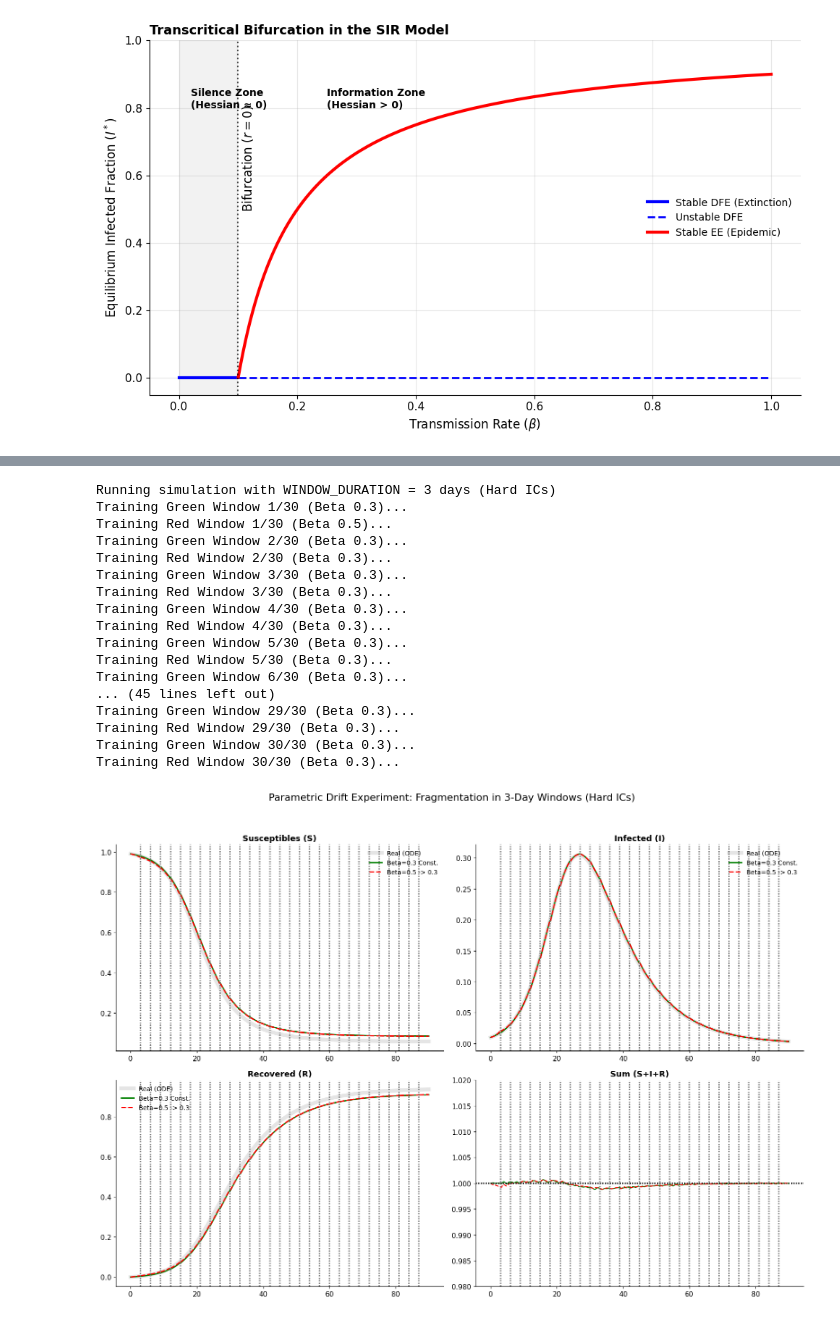
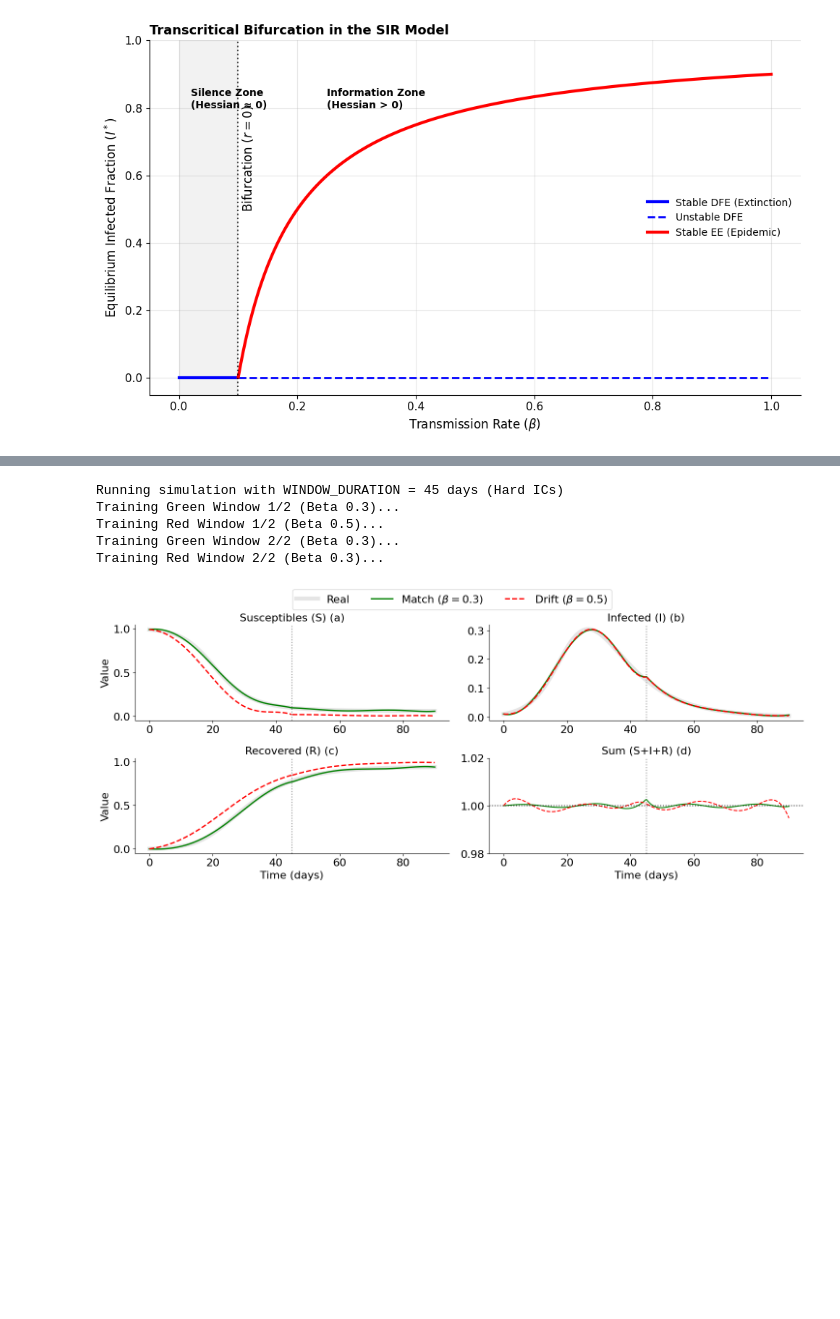
Before and after one commit to dletoneiva/cepi_pinn, a Jupyter notebook: nature_paper_with_storytelling_20260224.ipynb, the cells around one changed output, grey strips where cells are left out. Cells and saved outputs as stored; diff of their text form; code cells hidden in the pictures; blank space fills up the shorter version.

```diff
--- a/nature_paper_with_storytelling_20260224.ipynb
+++ b/nature_paper_with_storytelling_20260224.ipynb
@@ -895,21 +803,10 @@ Training Red Window 12/12 (Beta 0.3)...
-# %%
-run_windowed_simulation_hard_ic(3)
-# %% [output]
-Running simulation with WINDOW_DURATION = 3 days (Hard ICs)
-Training Green Window 1/30 (Beta 0.3)...
-Training Red Window 1/30 (Beta 0.5)...
-Training Green Window 2/30 (Beta 0.3)...
-Training Red Window 2/30 (Beta 0.3)...
-Training Green Window 3/30 (Beta 0.3)...
-Training Red Window 3/30 (Beta 0.3)...
-Training Green Window 4/30 (Beta 0.3)...
-Training Red Window 4/30 (Beta 0.3)...
-Training Green Window 5/30 (Beta 0.3)...
-Training Red Window 5/30 (Beta 0.3)...
-Training Green Window 6/30 (Beta 0.3)...
-... (45 lines left out)
-Training Green Window 29/30 (Beta 0.3)...
-Training Red Window 29/30 (Beta 0.3)...
-Training Green Window 30/30 (Beta 0.3)...
-Training Red Window 30/30 (Beta 0.3)...
-[figure, removed]
+# %%
+win_lim_45, m_green_45, m_red_45 = run_windowed_simulation_hard_ic(45)
+plot_parametric_drift(win_lim_45, m_green_45, m_red_45)
+# %% [output]
+Running simulation with WINDOW_DURATION = 45 days (Hard ICs)
+Training Green Window 1/2 (Beta 0.3)...
+Training Red Window 1/2 (Beta 0.5)...
+Training Green Window 2/2 (Beta 0.3)...
+Training Red Window 2/2 (Beta 0.3)...
+[figure, added]
```
Also changed, not shown: parts of 12 cells of this notebook.
